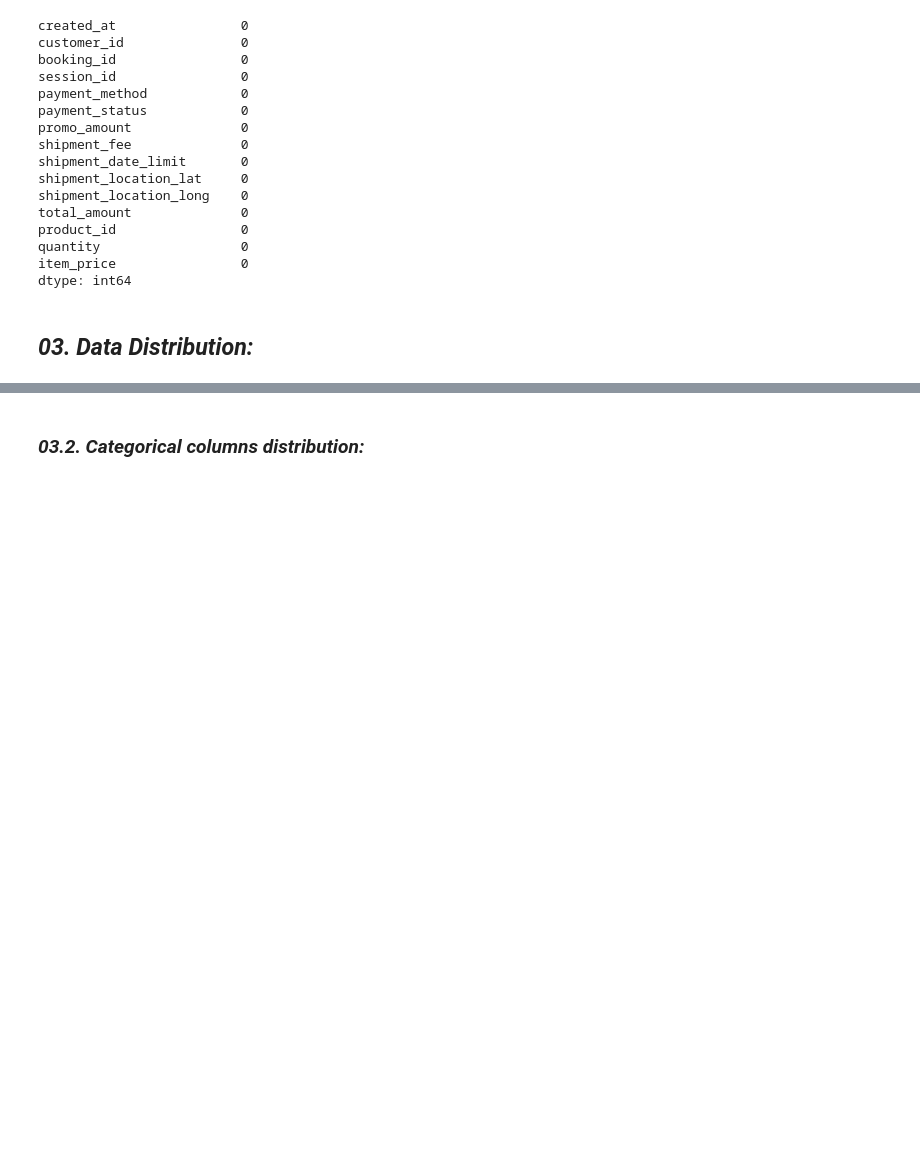
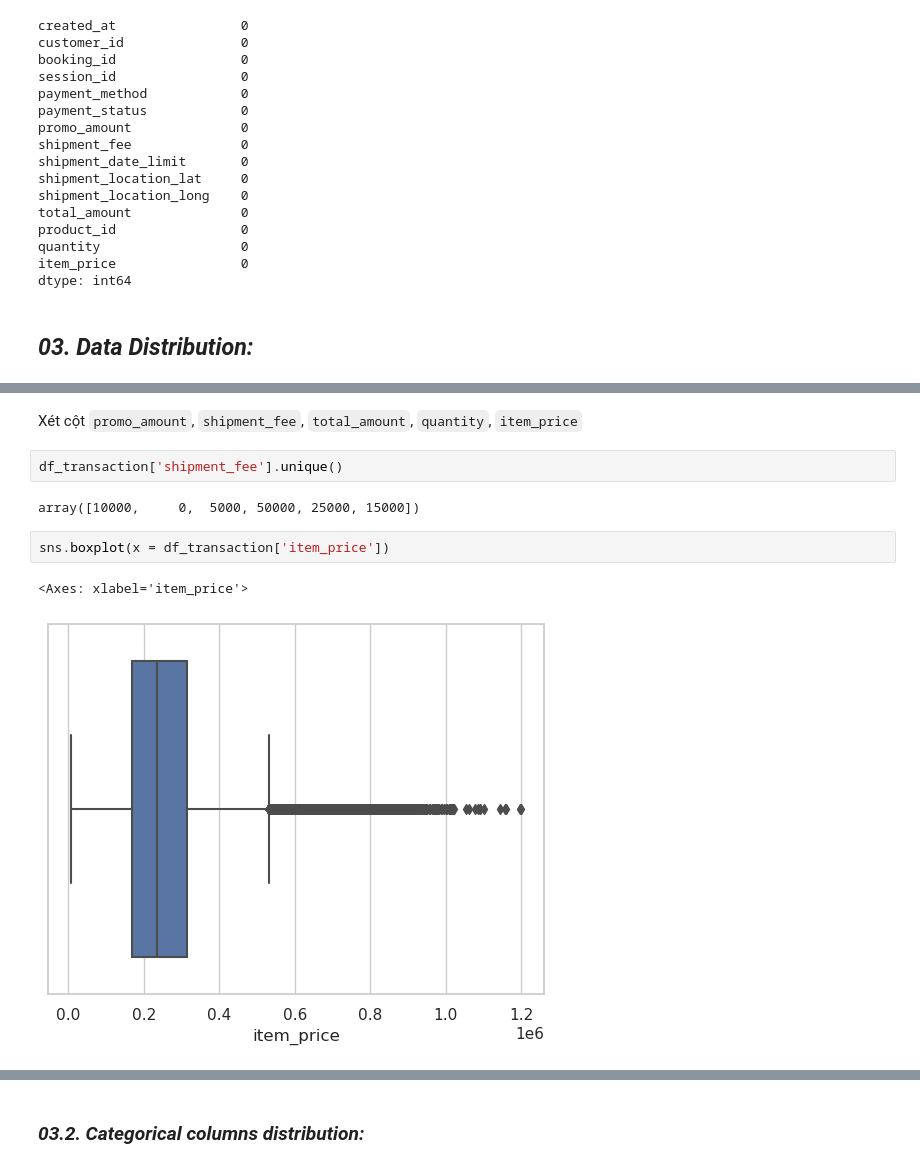
Before and after one commit to thanhanphan17/fashion-campus-dataset-analysis, a Jupyter notebook: [02]-Exploring-and-Preprocessing-Data.ipynb, the cells around one changed output, grey strips where cells are left out. Drawn from its saved outputs; the diff is of its cells as text; blank space fills up the shorter version.

```diff
--- a/[02]-Exploring-and-Preprocessing-Data.ipynb
+++ b/[02]-Exploring-and-Preprocessing-Data.ipynb
@@ -575,0 +604,11 @@ dtype: int64
+# %% [markdown]
+Xét cột `promo_amount`, `shipment_fee`, `total_amount`, `quantity`, `item_price`
+# %%
+df_transaction['shipment_fee'].unique()
+# %% [output]
+array([10000,     0,  5000, 50000, 25000, 15000])
+# %%
+sns.boxplot(x = df_transaction['item_price'])
+# %% [output]
+<Axes: xlabel='item_price'>
+[figure, added]
```
Also changed, not shown: parts of 19 cells of this notebook.
